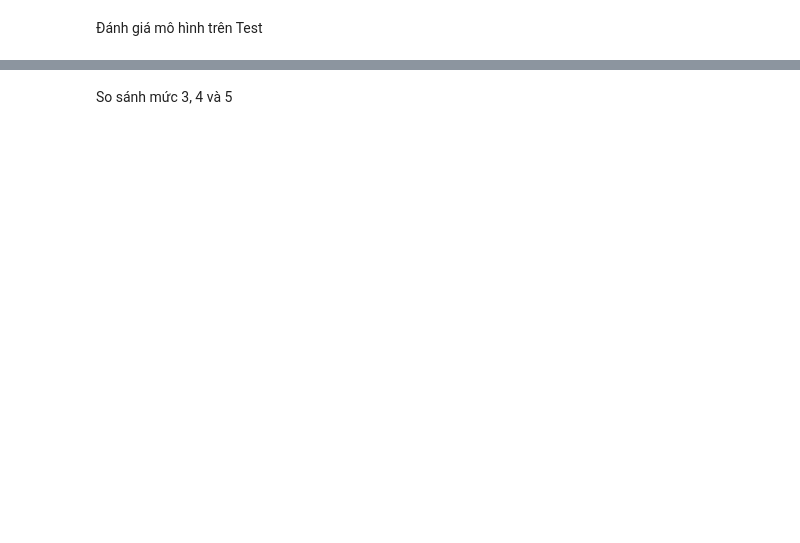
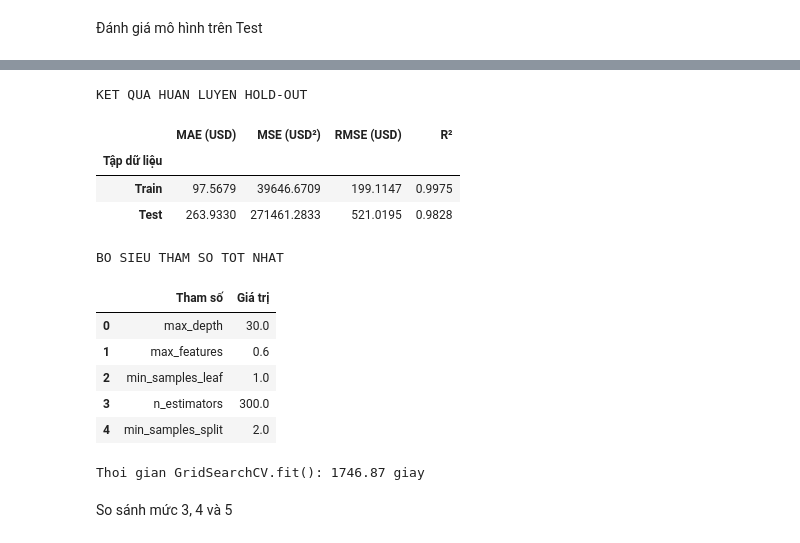
Before and after one commit to futhyganka/DiamondPrediction, a Jupyter notebook: experiments/random_forest/5_RandomForest_Hold_out.ipynb, the cells around one changed output, grey strips where cells are left out. Cells and saved outputs as stored; diff of their text form; code cells hidden in the pictures; blank space fills up the shorter version.

```diff
--- a/experiments/random_forest/5_RandomForest_Hold_out.ipynb
+++ b/experiments/random_forest/5_RandomForest_Hold_out.ipynb
@@ -414,3 +371,69 @@ R2 Test  : 0.9828
+# %%
+
+# DANH GIA RANDOM FOREST TREN TRAIN VA TEST
+
+def tinh_chi_so(y_true, y_pred):
+    mse = mean_squared_error(y_true, y_pred)
+    return {
+        "MAE (USD)": mean_absolute_error(y_true, y_pred),
+        "MSE (USD²)": mse,
+        "RMSE (USD)": np.sqrt(mse),
+        "R²": r2_score(y_true, y_pred)
+    }
+
+# Du doan tren Train va Test
+y_train_pred = best_model.predict(X_train)
+y_test_pred = best_model.predict(X_test)
+
+# Tao bang ket qua
+train_metrics = tinh_chi_so(y_train, y_train_pred)
+test_metrics = tinh_chi_so(y_test, y_test_pred)
+
+bang_holdout = pd.DataFrame(
+    [train_metrics, test_metrics],
+    index=["Train", "Test"]
+)
+
+bang_holdout.index.name = "Tập dữ liệu"
+
+print("KET QUA HUAN LUYEN HOLD-OUT")
+display(bang_holdout.round(4))
+
+# Hien thi bo tham so tot nhat
+print("\nBO SIEU THAM SO TOT NHAT")
+
+params = {
+    k.replace("model__", ""): v
+    for k, v in grid_search.best_params_.items()
+}
+
+# Lay min_samples_split thuc te cua mo hinh
+params["min_samples_split"] = (
+    best_model.named_steps["model"].get_params()["min_samples_split"]
+)
+
+bang_params = pd.DataFrame(
+    list(params.items()),
+    columns=["Tham số", "Giá trị"]
+)
+
+display(bang_params)
+
+print(f"Thoi gian GridSearchCV.fit(): {training_time:.2f} giay")
+# %% [output]
+KET QUA HUAN LUYEN HOLD-OUT
+|  | MAE (USD) | MSE (USD²) | RMSE (USD) | R² |
+| Tập dữ liệu |  |  |  |  |
+| Train | 97.5679 | 39646.6709 | 199.1147 | 0.9975 |
+| Test | 263.9330 | 271461.2833 | 521.0195 | 0.9828 |
+BO SIEU THAM SO TOT NHAT
+|  | Tham số | Giá trị |
+| 0 | max_depth | 30.0 |
+| 1 | max_features | 0.6 |
+| 2 | min_samples_leaf | 1.0 |
+| 3 | n_estimators | 300.0 |
+| 4 | min_samples_split | 2.0 |
+Thoi gian GridSearchCV.fit(): 1746.87 giay
 # %% [markdown]
 So sánh mức 3, 4 và 5
 # %%
```
Also changed, not shown: parts of 4 cells of this notebook, 1 other file.
